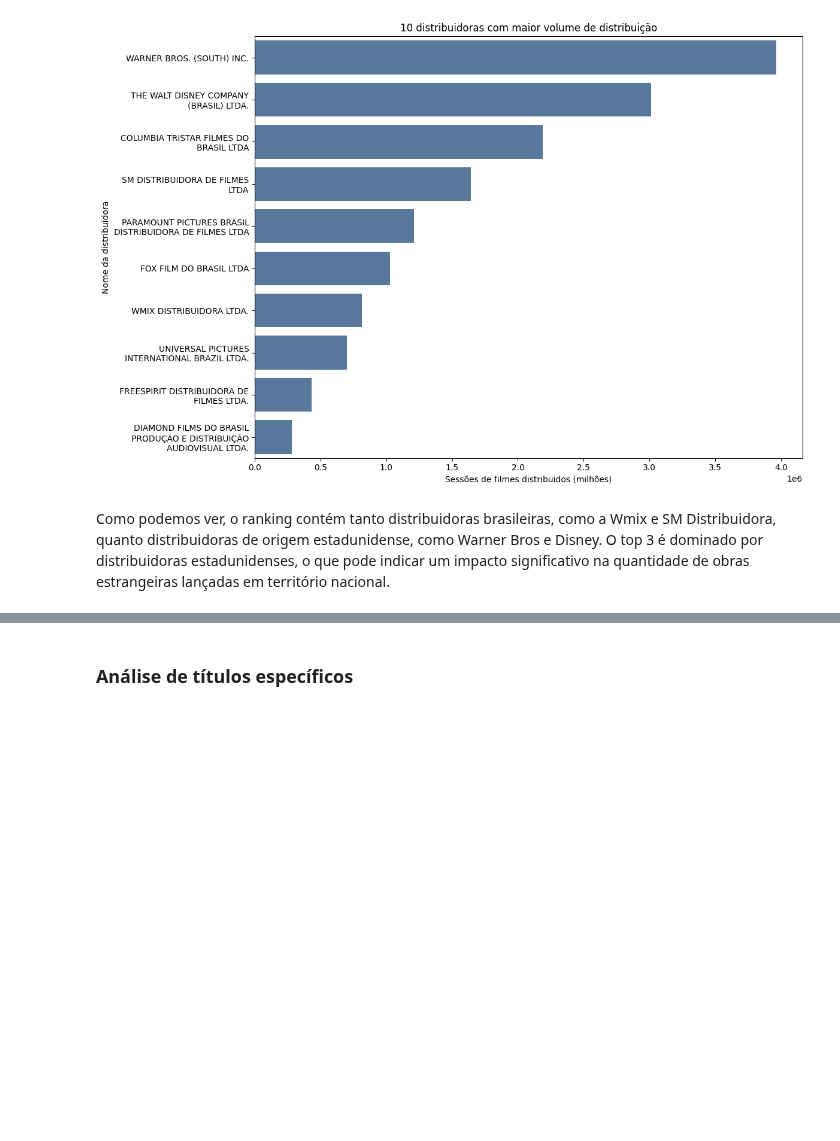
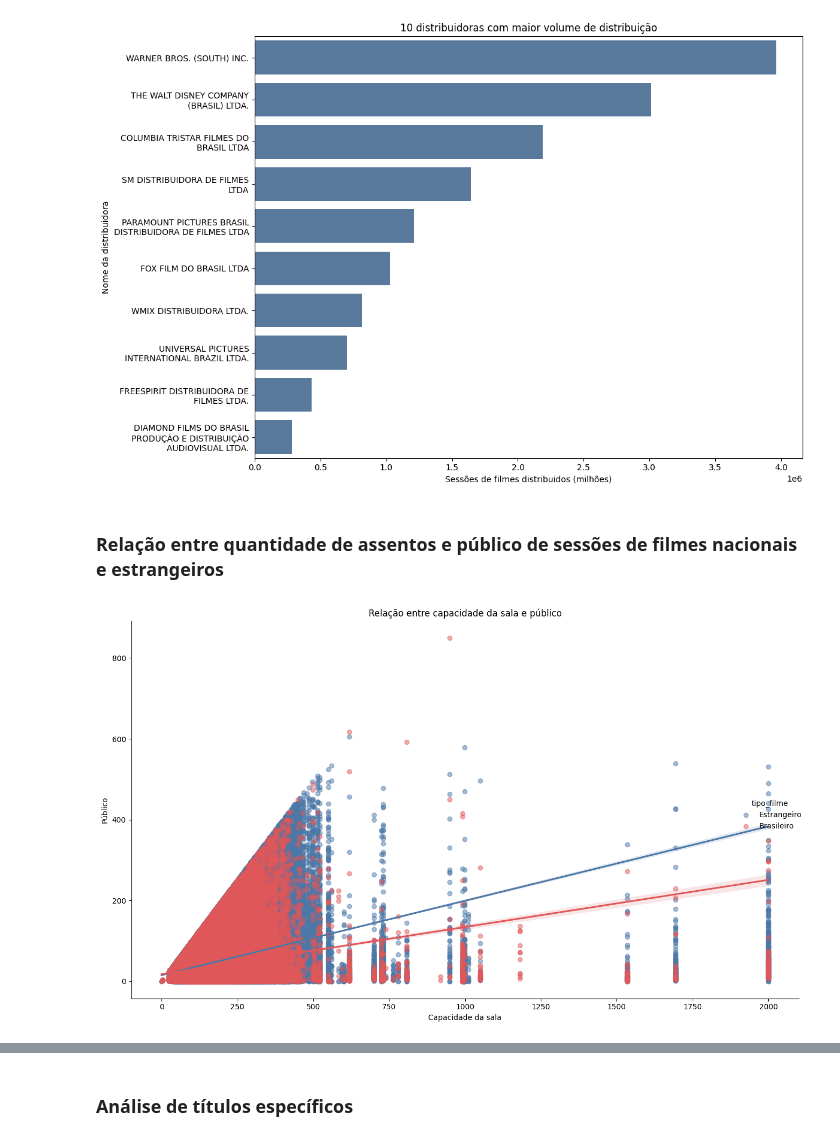
Before and after one commit to JamesIslan/analise-dados-ancine, a Jupyter notebook: src/analise/analise-distribuidoras.ipynb, the cells around one changed output, grey strips where cells are left out. Cells and saved outputs as stored; diff of their text form; code cells hidden in the pictures; blank space fills up the shorter version.

Commit message:
feat: continuação da análise de distribuidoras

```diff
--- a/src/analise/analise-distribuidoras.ipynb
+++ b/src/analise/analise-distribuidoras.ipynb
@@ -240,5 +251,20 @@ plt.tight_layout()
 plt.show()
 # %% [output]
 [figure]
-# %% [markdown]
-Como podemos ver, o ranking contém tanto distribuidoras brasileiras, como a Wmix e SM Distribuidora, quanto distribuidoras de origem estadunidense, como Warner Bros e Disney. O top 3 é dominado por distribuidoras estadunidenses, o que pode indicar um impacto significativo na quantidade de obras estrangeiras lançadas em território nacional.
+# %% [markdown]
+### Relação entre quantidade de assentos e público de sessões de filmes nacionais e estrangeiros
+# %%
+# data = df # Utiliza todos os registros
+data = df.sample(frac=0.05) # Utiliza uma amostra aleatória de 5% dos dados
+
+sns.lmplot(data=data, x='capacidade_sala', y='publico', hue='tipo_filme',
+           palette={'Estrangeiro': '#4C78A8', 'Brasileiro': '#E15759'},
+           height=8, aspect=1.5, scatter_kws={'alpha': 0.5})
+
+plt.xlabel('Capacidade da sala')
+plt.ylabel('Público')
+plt.title('Relação entre capacidade da sala e público')
+plt.tight_layout()
+plt.show()
+# %% [output]
+[figure, added]
```
Also changed, not shown: parts of 7 cells of this notebook, 1 other file.
